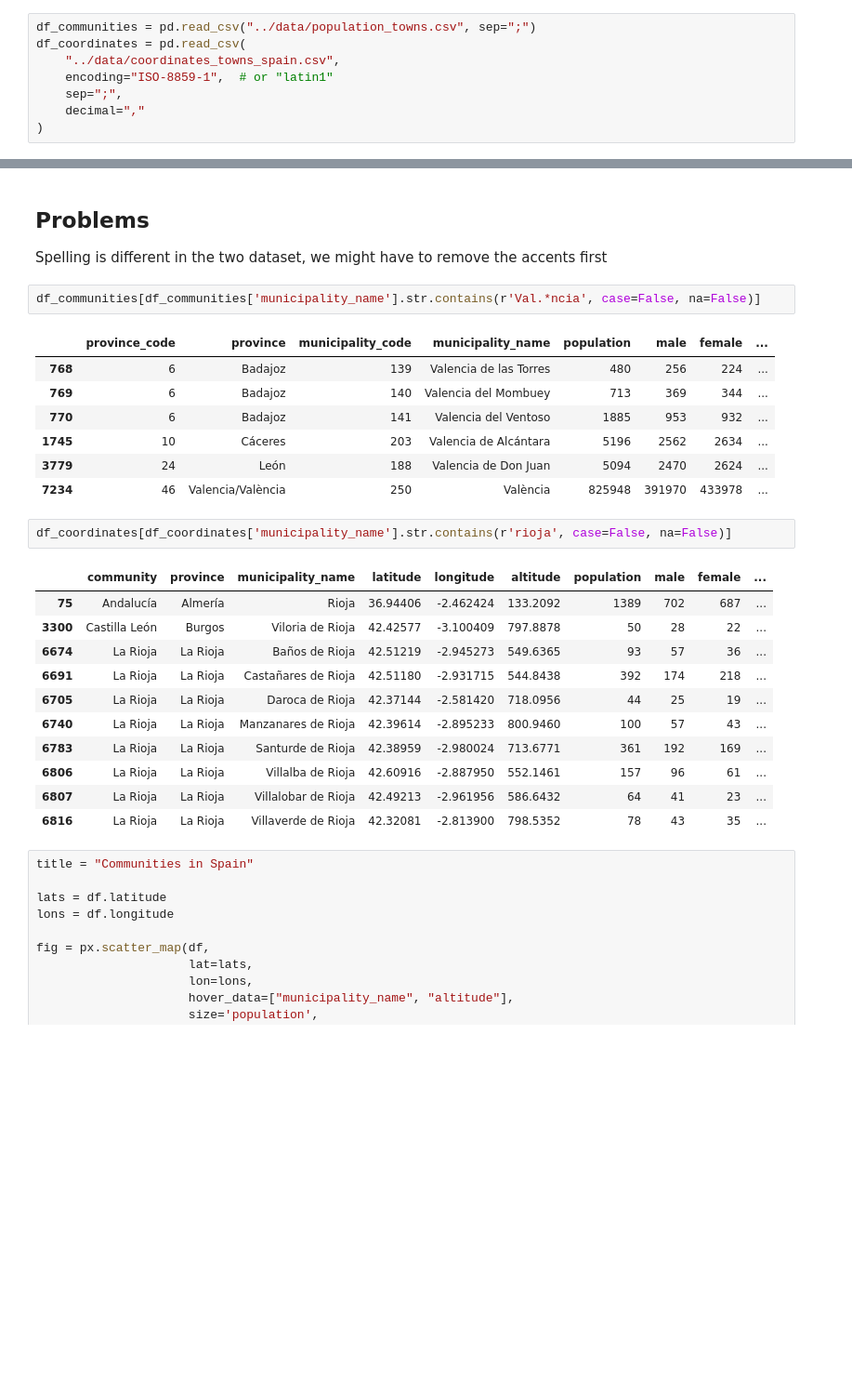
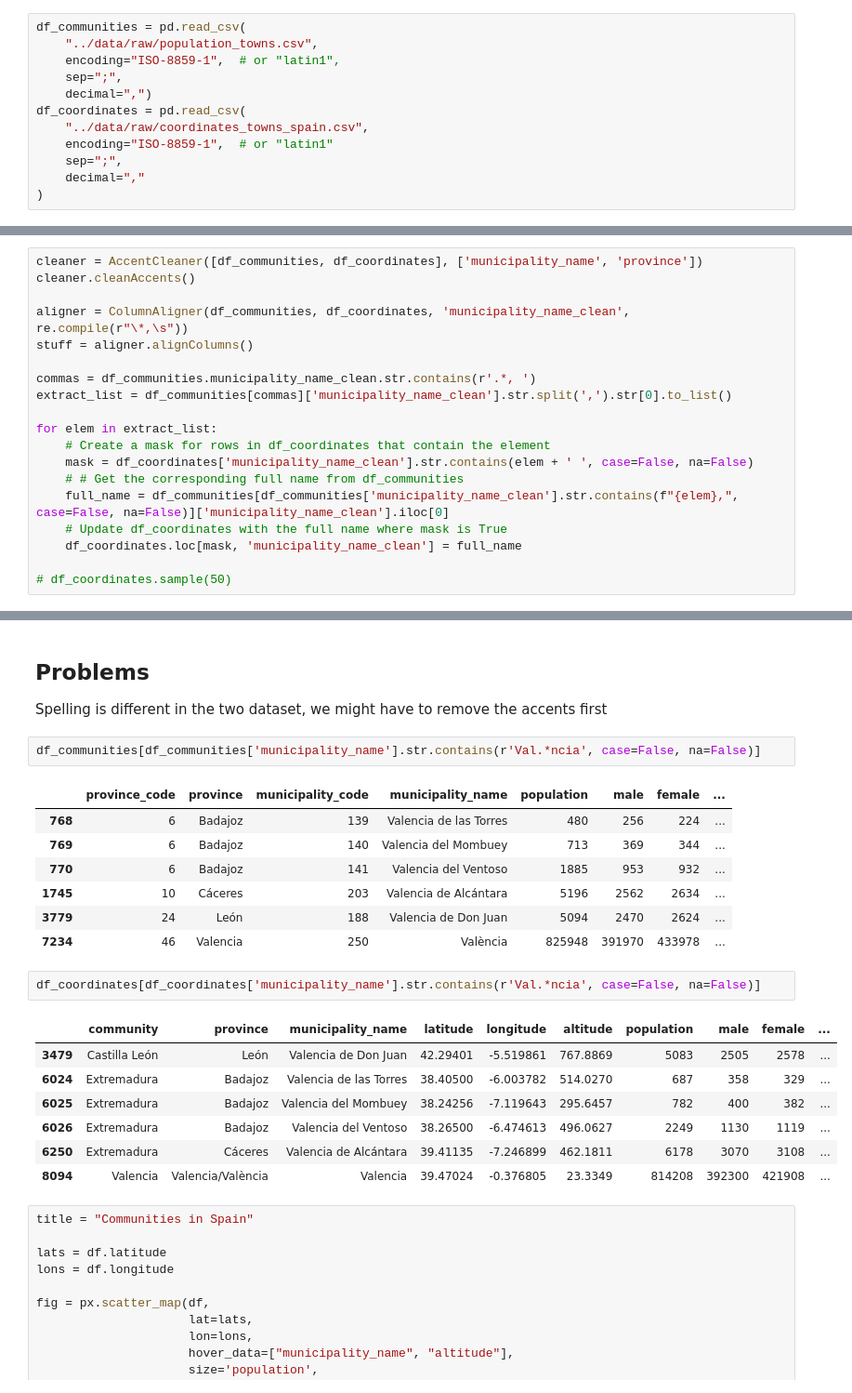
Before and after one commit to marimoysan/ml-pueblos, a Jupyter notebook: notebooks/eda.ipynb, the cells around one changed output, grey strips where cells are left out. Shown at 93% size. Cells and saved outputs as stored; diff of their text form; blank space fills up the shorter version.

Commit message:
fixing different typings in columns (#6)

```diff
--- a/notebooks/eda.ipynb
+++ b/notebooks/eda.ipynb
@@ -13,7 +15,11 @@ from scripts.accents_cleaner import AccentsCleaner
 # %%
-df_communities = pd.read_csv("../data/population_towns.csv", sep=";")
+df_communities = pd.read_csv(
+    "../data/raw/population_towns.csv",
+    encoding="ISO-8859-1",  # or "latin1",
+    sep=";",
+    decimal=",")
 df_coordinates = pd.read_csv(
-    "../data/coordinates_towns_spain.csv",
+    "../data/raw/coordinates_towns_spain.csv",
     encoding="ISO-8859-1",  # or "latin1"
     sep=";",
     decimal=","
@@ -59,0 +40,19 @@ df_coordinates[df_coordinates['province_clean'] == 'araba']
+# %%
+cleaner = AccentCleaner([df_communities, df_coordinates], ['municipality_name', 'province'])
+cleaner.cleanAccents()
+
+aligner = ColumnAligner(df_communities, df_coordinates, 'municipality_name_clean', re.compile(r"\*,\s"))
+stuff = aligner.alignColumns()
+
+commas = df_communities.municipality_name_clean.str.contains(r'.*, ')
+extract_list = df_communities[commas]['municipality_name_clean'].str.split(',').str[0].to_list()
+
+for elem in extract_list:
+    # Create a mask for rows in df_coordinates that contain the element
+    mask = df_coordinates['municipality_name_clean'].str.contains(elem + ' ', case=False, na=False)
+    # # Get the corresponding full name from df_communities
+    full_name = df_communities[df_communities['municipality_name_clean'].str.contains(f"{elem},", case=False, na=False)]['municipality_name_clean'].iloc[0]
+    # Update df_coordinates with the full name where mask is True
+    df_coordinates.loc[mask, 'municipality_name_clean'] = full_name
+
+# df_coordinates.sample(50)
@@ -132,21 +176,17 @@ df_communities[df_communities['municipality_name'].str.contains(r'Val.*ncia', ca
 | 770 | 6 | Badajoz | 141 | Valencia del Ventoso | 1885 | 953 | 932 | ... |
 | 1745 | 10 | Cáceres | 203 | Valencia de Alcántara | 5196 | 2562 | 2634 | ... |
 | 3779 | 24 | León | 188 | Valencia de Don Juan | 5094 | 2470 | 2624 | ... |
-| 7234 | 46 | Valencia/València | 250 | València | 825948 | 391970 | 433978 | ... |
+| 7234 | 46 | Valencia | 250 | València | 825948 | 391970 | 433978 | ... |
 # %%
-df_coordinates[df_coordinates['municipality_name'].str.contains(r'rioja', case=False, na=False)]
+df_coordinates[df_coordinates['municipality_name'].str.contains(r'Val.*ncia', case=False, na=False)]
 # %% [output]
 |  | community | province | municipality_name | latitude | longitude | altitude | population | male | female | ... |
-| 75 | Andalucía | Almería | Rioja | 36.94406 | -2.462424 | 133.2092 | 1389 | 702 | 687 | ... |
-| 3300 | Castilla León | Burgos | Viloria de Rioja | 42.42577 | -3.100409 | 797.8878 | 50 | 28 | 22 | ... |
-| 6674 | La Rioja | La Rioja | Baños de Rioja | 42.51219 | -2.945273 | 549.6365 | 93 | 57 | 36 | ... |
-| 6691 | La Rioja | La Rioja | Castañares de Rioja | 42.51180 | -2.931715 | 544.8438 | 392 | 174 | 218 | ... |
-| 6705 | La Rioja | La Rioja | Daroca de Rioja | 42.37144 | -2.581420 | 718.0956 | 44 | 25 | 19 | ... |
-| 6740 | La Rioja | La Rioja | Manzanares de Rioja | 42.39614 | -2.895233 | 800.9460 | 100 | 57 | 43 | ... |
-| 6783 | La Rioja | La Rioja | Santurde de Rioja | 42.38959 | -2.980024 | 713.6771 | 361 | 192 | 169 | ... |
-| 6806 | La Rioja | La Rioja | Villalba de Rioja | 42.60916 | -2.887950 | 552.1461 | 157 | 96 | 61 | ... |
-| 6807 | La Rioja | La Rioja | Villalobar de Rioja | 42.49213 | -2.961956 | 586.6432 | 64 | 41 | 23 | ... |
-| 6816 | La Rioja | La Rioja | Villaverde de Rioja | 42.32081 | -2.813900 | 798.5352 | 78 | 43 | 35 | ... |
+| 3479 | Castilla León | León | Valencia de Don Juan | 42.29401 | -5.519861 | 767.8869 | 5083 | 2505 | 2578 | ... |
+| 6024 | Extremadura | Badajoz | Valencia de las Torres | 38.40500 | -6.003782 | 514.0270 | 687 | 358 | 329 | ... |
+| 6025 | Extremadura | Badajoz | Valencia del Mombuey | 38.24256 | -7.119643 | 295.6457 | 782 | 400 | 382 | ... |
+| 6026 | Extremadura | Badajoz | Valencia del Ventoso | 38.26500 | -6.474613 | 496.0627 | 2249 | 1130 | 1119 | ... |
+| 6250 | Extremadura | Cáceres | Valencia de Alcántara | 39.41135 | -7.246899 | 462.1811 | 6178 | 3070 | 3108 | ... |
+| 8094 | Valencia | Valencia/València | Valencia | 39.47024 | -0.376805 | 23.3349 | 814208 | 392300 | 421908 | ... |
 # %%
 title = "Communities in Spain"
 
```
Also changed, not shown: parts of 11 cells of this notebook, 3 other files.
